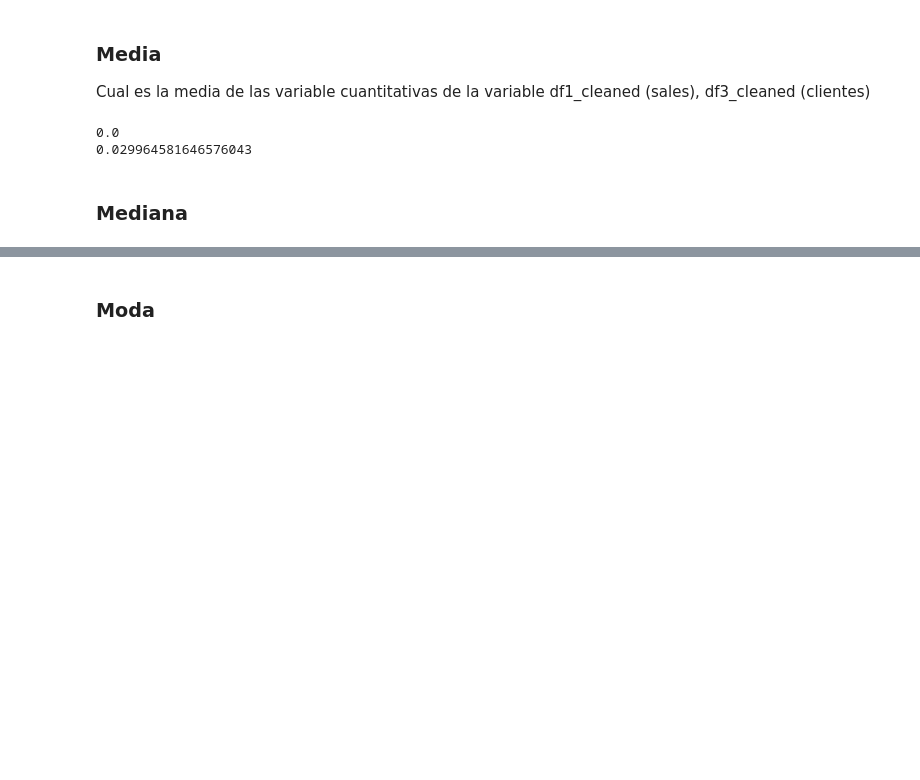
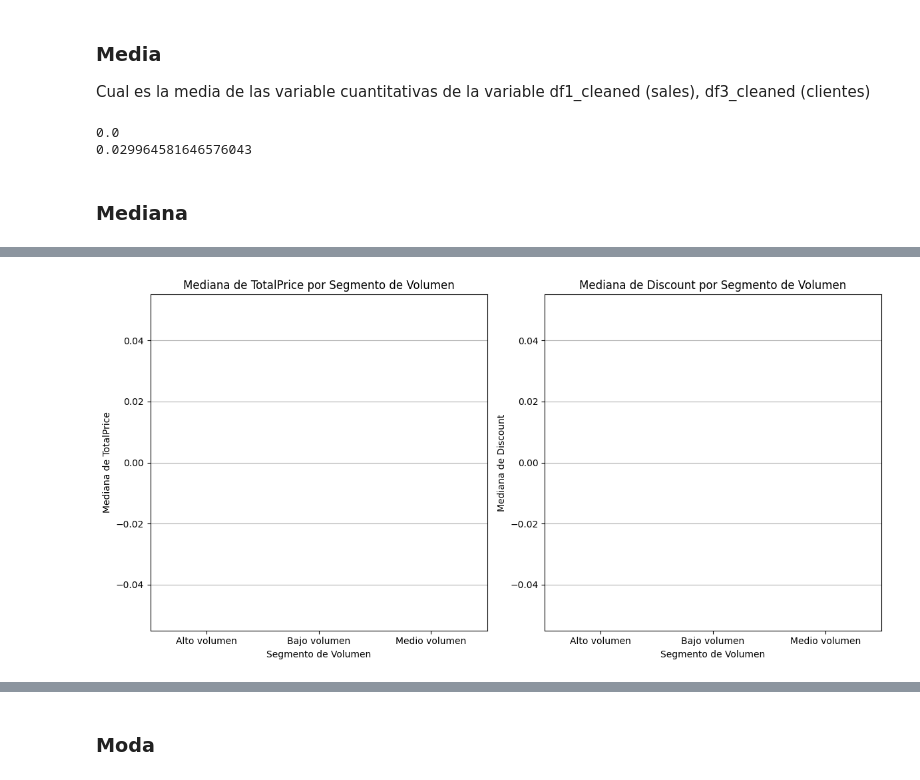
Before and after one commit to fabricio136900/M3_Data, a Jupyter notebook: Trabajo.ipynb, the cells around one changed output, grey strips where cells are left out. Cells and saved outputs as stored; diff of their text form; code cells hidden in the pictures; blank space fills up the shorter version.

```diff
--- a/Trabajo.ipynb
+++ b/Trabajo.ipynb
@@ -309,0 +317,82 @@ print(df1_mean2)
+# %%
+#PRUEBA
+# prompt: """
+# A partir del dataframe df5 que contiene ventas individuales, segmenta las transacciones en tres grupos:
+# - Bajo volumen (Quantity <= 2)
+# - Medio volumen (3 <= Quantity <= 10)
+# - Alto volumen (Quantity > 10)
+# Para cada segmento:
+# - Calcula mediana de TotalPrice y Discount
+# - Genera un gráfico comparativo
+# - Resume el comportamiento de cada segmento en lenguaje natural
+# Usa visualizaciones claras para ayudar a tomar decisiones comerciales.
+# """
+
+import matplotlib.pyplot as plt
+# Asumiendo que df5 es una fusión de df1 y df2 con TotalPrice y Discount.
+# Si df5 no existe, necesitamos crearlo primero.
+# Por simplicidad, vamos a usar df1_cleaned como base y asumir que contiene TotalPrice y Discount.
+# Si df5 es una fusión diferente, ajusta el código en consecuencia.
+
+# Si df5 no está definido en tu contexto, puedes crearlo aquí fusionando df1_cleaned con df2
+# si es necesario para obtener las columnas relevantes, o simplemente usar df1_cleaned
+# si ya contiene las columnas TotalPrice y Discount.
+# Para este ejemplo, asumiremos que df1_cleaned ya tiene TotalPrice y Discount.
+df5 = df1_cleaned.copy() # Reemplaza con la lógica real para obtener df5 si es diferente
+
+# Segmentar las transacciones
+df5['Volume_Segment'] = 'Alto volumen'
+df5.loc[df5['Quantity'] <= 2, 'Volume_Segment'] = 'Bajo volumen'
+df5.loc[(df5['Quantity'] >= 3) & (df5['Quantity'] <= 10), 'Volume_Segment'] = 'Medio volumen'
+
+# Calcular mediana para cada segmento
+median_metrics = df5.groupby('Volume_Segment')[['TotalPrice', 'Discount']].median().reset_index()
+
+print("Mediana de TotalPrice y Discount por segmento de volumen:")
+print(median_metrics)
+
+# Generar gráfico comparativo
+plt.figure(figsize=(12, 6))
+
+# Gráfico de barras para TotalPrice
+plt.subplot(1, 2, 1)
+sns.barplot(x='Volume_Segment', y='TotalPrice', data=median_metrics, palette='viridis')
+plt.title('Mediana de TotalPrice por Segmento de Volumen')
+plt.xlabel('Segmento de Volumen')
+plt.ylabel('Mediana de TotalPrice')
+plt.grid(axis='y')
+
+# Gráfico de barras para Discount
+plt.subplot(1, 2, 2)
+sns.barplot(x='Volume_Segment', y='Discount', data=median_metrics, palette='plasma')
+plt.title('Mediana de Discount por Segmento de Volumen')
+plt.xlabel('Segmento de Volumen')
+plt.ylabel('Mediana de Discount')
+plt.grid(axis='y')
+
+plt.tight_layout()
+plt.show()
+
+# Resumen del comportamiento de cada segmento en lenguaje natural
+print("\n--- Resumen del Comportamiento por Segmento de Volumen ---")
+print("Bajo Volumen (Quantity <= 2):")
+print(f"- La mediana de TotalPrice es: {median_metrics[median_metrics['Volume_Segment'] == 'Bajo volumen']['TotalPrice'].iloc[0]:.2f}")
+print(f"- La mediana de Discount es: {median_metrics[median_metrics['Volume_Segment'] == 'Bajo volumen']['Discount'].iloc[0]:.2f}")
+print("  Este segmento representa transacciones con pocas unidades. Tienen un TotalPrice y Discount típicamente bajos.")
+
+print("\nMedio Volumen (3 <= Quantity <= 10):")
+print(f"- La mediana de TotalPrice es: {median_metrics[median_metrics['Volume_Segment'] == 'Medio volumen']['TotalPrice'].iloc[0]:.2f}")
+print(f"- La mediana de Discount es: {median_metrics[median_metrics['Volume_Segment'] == 'Medio volumen']['Discount'].iloc[0]:.2f}")
+print("  Este segmento incluye transacciones con una cantidad moderada de unidades. Tienen TotalPrice y Discount intermedios.")
+
+print("\nAlto Volumen (Quantity > 10):")
+print(f"- La mediana de TotalPrice es: {median_metrics[median_metrics['Volume_Segment'] == 'Alto volumen']['TotalPrice'].iloc[0]:.2f}")
+print(f"- La mediana de Discount es: {median_metrics[median_metrics['Volume_Segment'] == 'Alto volumen']['Discount'].iloc[0]:.2f}")
+print("  Este segmento corresponde a transacciones con un gran número de unidades. Presentan el TotalPrice y Discount más altos. Estos clientes son valiosos en términos de volumen de ventas.")
+
+print("\nConclusiones:")
+print("- Los clientes de Alto Volumen generan significativamente más ingresos (TotalPrice) por transacción y reciben mayores descuentos, posiblemente incentivados para comprar en grandes cantidades.")
+print("- Los clientes de Bajo Volumen contribuyen con transacciones pequeñas y descuentos mínimos.")
+print("- Los clientes de Medio Volumen se encuentran en un punto intermedio.")
+print("Esta segmentación ayuda a entender qué tipo de transacciones contribuyen más a los ingresos y cómo se aplican los descuentos en función del volumen de compra. Se podrían crear estrategias de marketing o pricing diferenciadas para cada segmento.")
+# %% [output]
@@ -309,0 +411 @@ print(df1_mean2)
+[figure, added]
```
Also changed, not shown: parts of 36 cells of this notebook.
